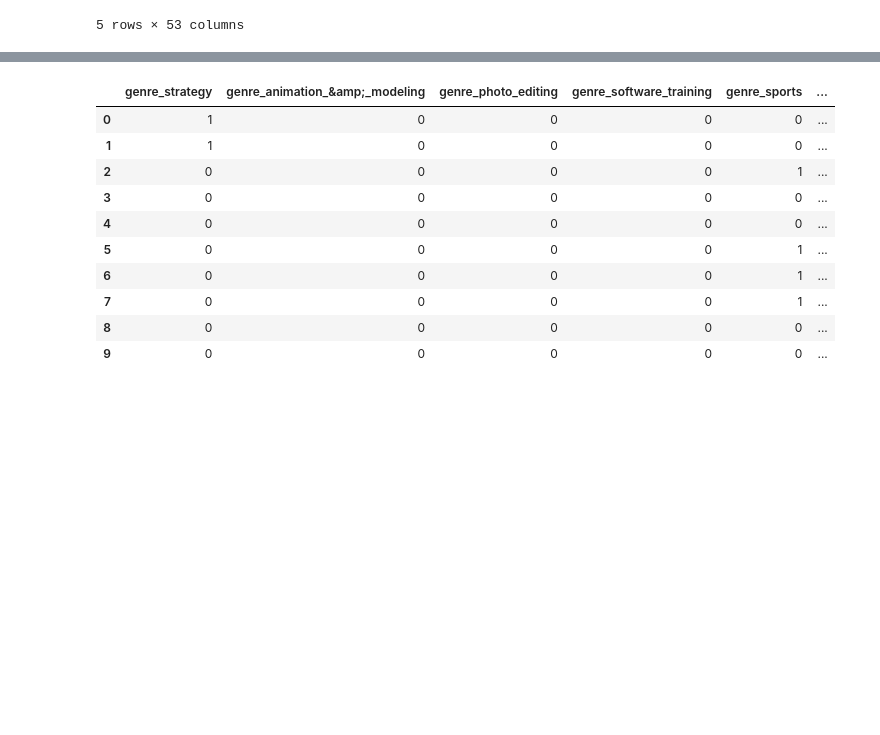
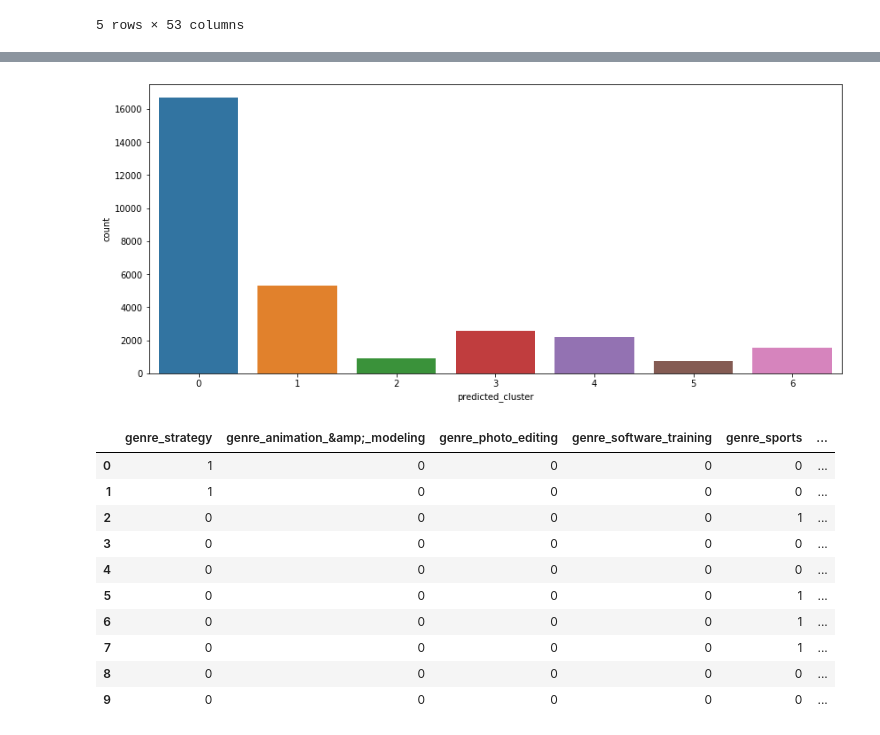
Before and after one commit to itselavia/sjsu-cmpe-256-group-project, a Jupyter notebook: experiment_4/Using K-mode Clustering, analyze game bundles.ipynb, the cells around one changed output, grey strips where cells are left out. Cells and saved outputs as stored; diff of their text form; code cells hidden in the pictures; blank space fills up the shorter version.

```diff
--- a/experiment_4/Using K-mode Clustering, analyze game bundles.ipynb
+++ b/experiment_4/Using K-mode Clustering, analyze game bundles.ipynb
@@ -76 +82,10 @@ game_clusters = kmodes_final_model.fit_predict(items_df)
+# %%
+kmodes_model_cao = KModes(n_clusters=7, init = "Cao", verbose=1, n_jobs=-1)
+game_clusters_cao = kmodes_model_cao.fit_predict(items_df)
+game_clusters_cao_df = pd.DataFrame(game_clusters_cao)
+game_clusters_cao_df.columns = ['predicted_cluster']
+plt.figure(figsize=(14, 6))
+ax = sns.countplot(x="predicted_cluster", data=game_clusters_cao_df)
+# %% [output]
+[figure, added]
 # %%
```
Also changed, not shown: parts of 12 cells of this notebook.
